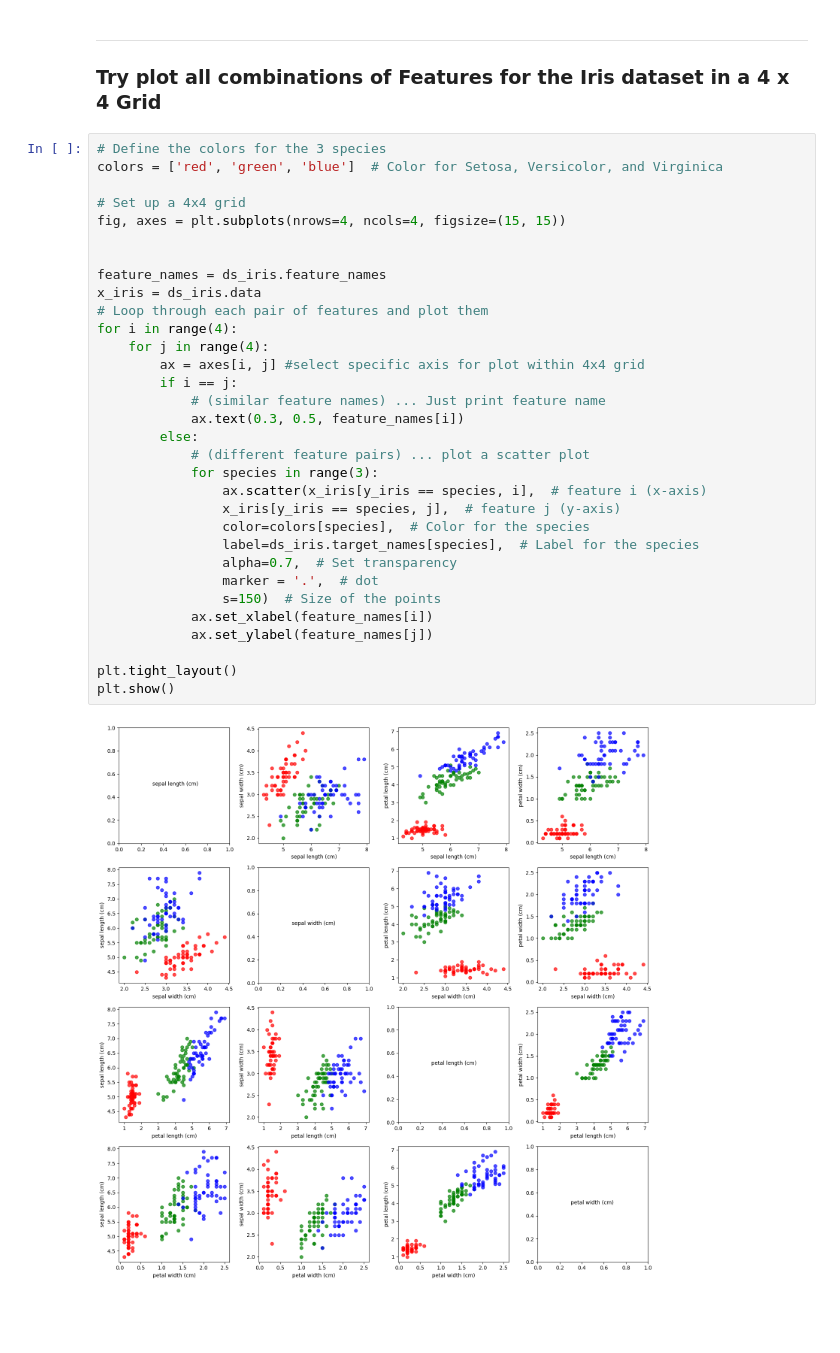
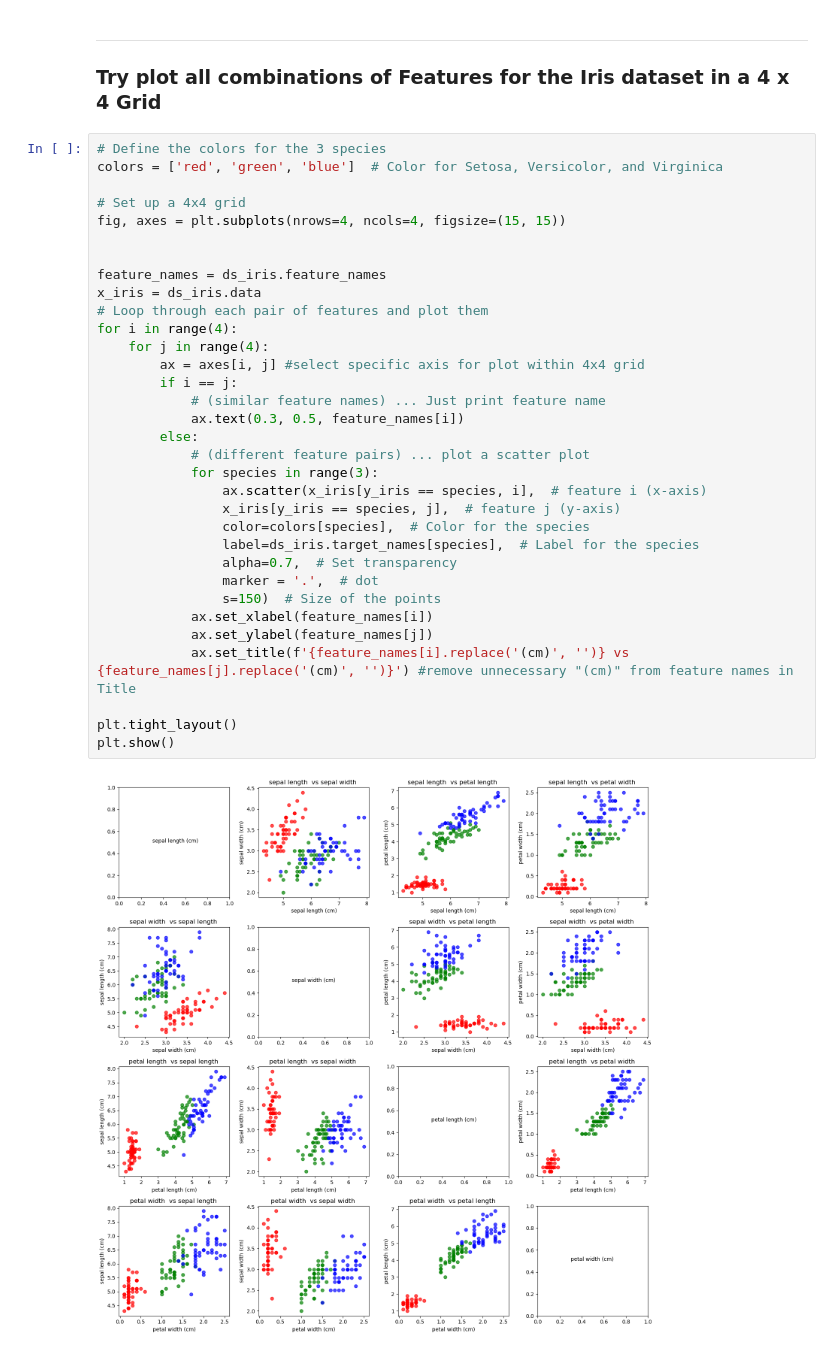
Before and after one commit to ngn73/8634_principles_of_data_analytics, a Jupyter notebook: task_5.ipynb, the cells around one changed output. Saved outputs shown, nothing was run; the diff lists cells and outputs as text; blank space fills up the shorter version.

```diff
--- a/task_5.ipynb
+++ b/task_5.ipynb
@@ -112,34 +113,35 @@ colors = ['red', 'green', 'blue']  # Color for Setosa, Versicolor, and Virginica
 
 # Set up a 4x4 grid
 fig, axes = plt.subplots(nrows=4, ncols=4, figsize=(15, 15))
 
 
 feature_names = ds_iris.feature_names
 x_iris = ds_iris.data
 # Loop through each pair of features and plot them
 for i in range(4):
     for j in range(4):
         ax = axes[i, j] #select specific axis for plot within 4x4 grid
         if i == j:
             # (similar feature names) ... Just print feature name
             ax.text(0.3, 0.5, feature_names[i])
         else:
             # (different feature pairs) ... plot a scatter plot
             for species in range(3):
                 ax.scatter(x_iris[y_iris == species, i],  # feature i (x-axis)
                 x_iris[y_iris == species, j],  # feature j (y-axis)
                 color=colors[species],  # Color for the species
                 label=ds_iris.target_names[species],  # Label for the species
                 alpha=0.7,  # Set transparency
                 marker = '.',  # dot
                 s=150)  # Size of the points
             ax.set_xlabel(feature_names[i])
             ax.set_ylabel(feature_names[j])
+            ax.set_title(f'{feature_names[i].replace('(cm)', '')} vs {feature_names[j].replace('(cm)', '')}') #remove unnecessary "(cm)" from feature names in Title
 
 plt.tight_layout()
 plt.show()
 # %% [output]
-[figure, old version]
+[figure, new version]
 # %% [markdown]
 ***
 #### Observations
```
Also changed, not shown: parts of 2 cells of this notebook, 2 other files.
